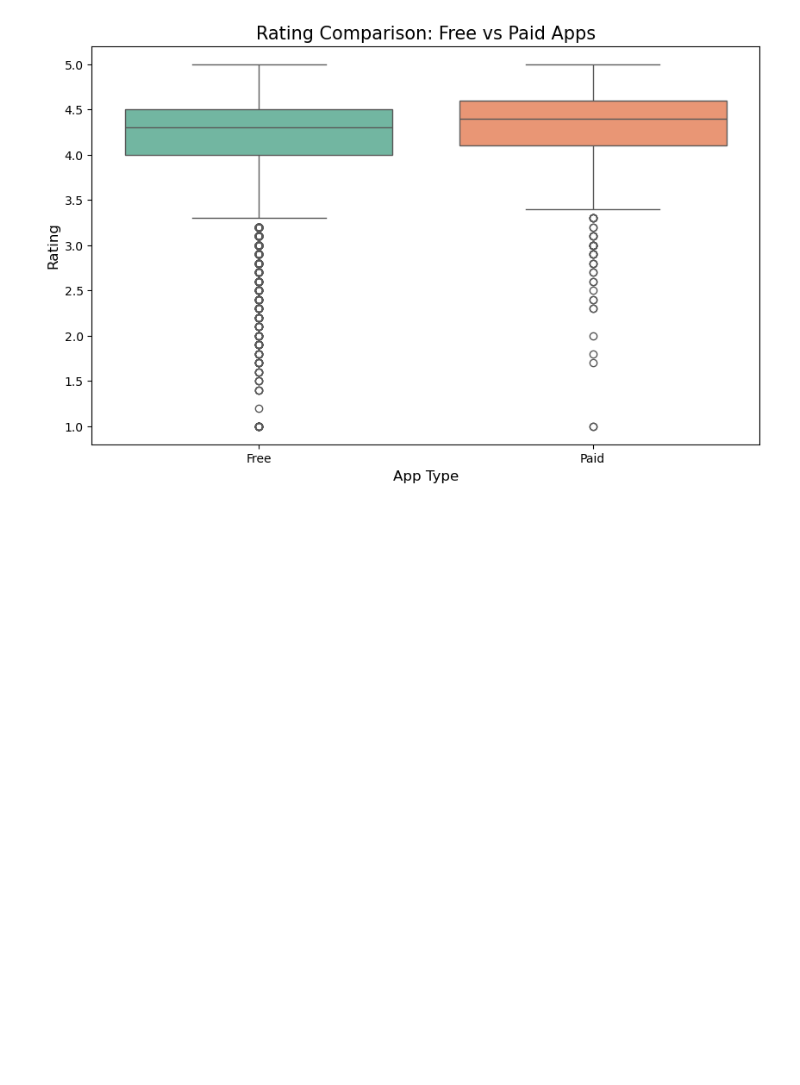
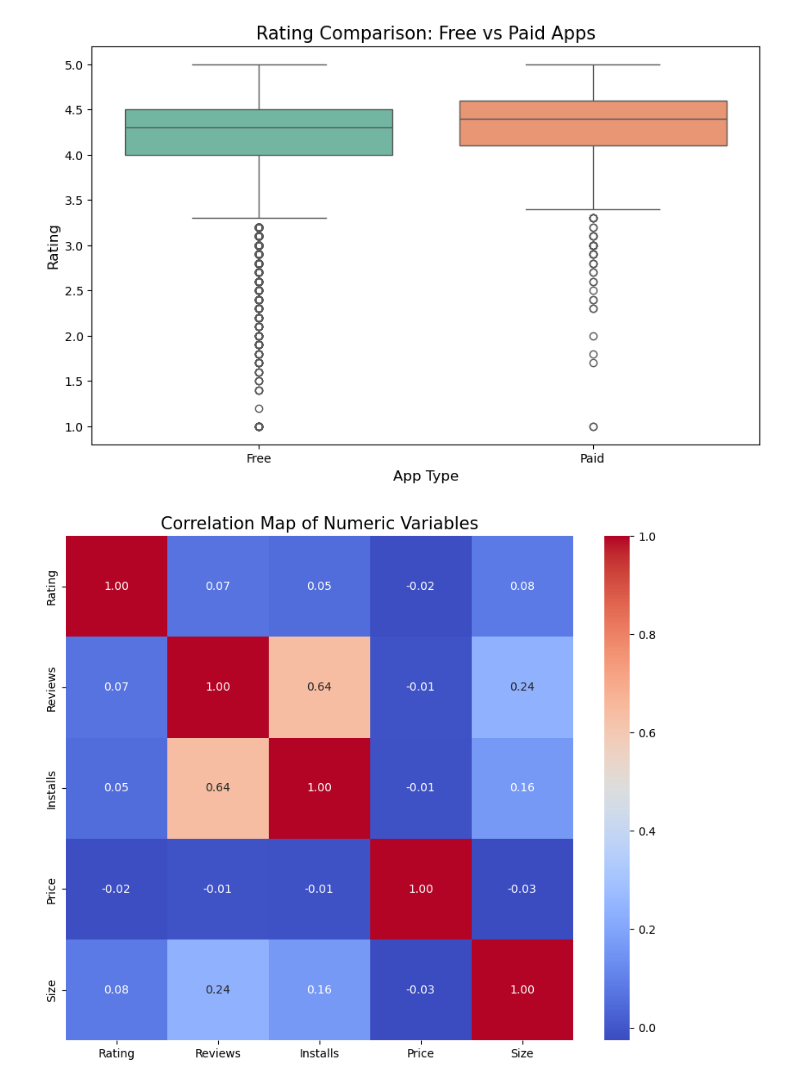
Before and after one commit to seymanurbakla/google-play-store-analysis, a Jupyter notebook: analysis.ipynb, the cells around one changed output. Cells and saved outputs as stored; diff of their text form; code cells hidden in the pictures; blank space fills up the shorter version.

Commit message:
Plot: Create correlation heatmap to analyze relationships between numeric variables

```diff
--- a/analysis.ipynb
+++ b/analysis.ipynb
@@ -159,3 +159,18 @@ Passing `palette` without assigning `hue` is deprecated and will be removed in v
 
   sns.boxplot(x='Type', y='Rating', data=df, palette='Set2')
 [figure]
+# %%
+# Sadece sayısal sütunlar
+numeric_df = df[['Rating', 'Reviews', 'Installs', 'Price', 'Size']]
+
+# Korelasyon matrisini hesapla
+corr_matrix = numeric_df.corr()
+
+# Isı haritasını çiz
+plt.figure(figsize=(10, 8))
+sns.heatmap(corr_matrix, annot=True, cmap='coolwarm', fmt='.2f')
+
+plt.title('Correlation Map of Numeric Variables', fontsize=15)
+plt.show()
+# %% [output]
+[figure, added]
```
